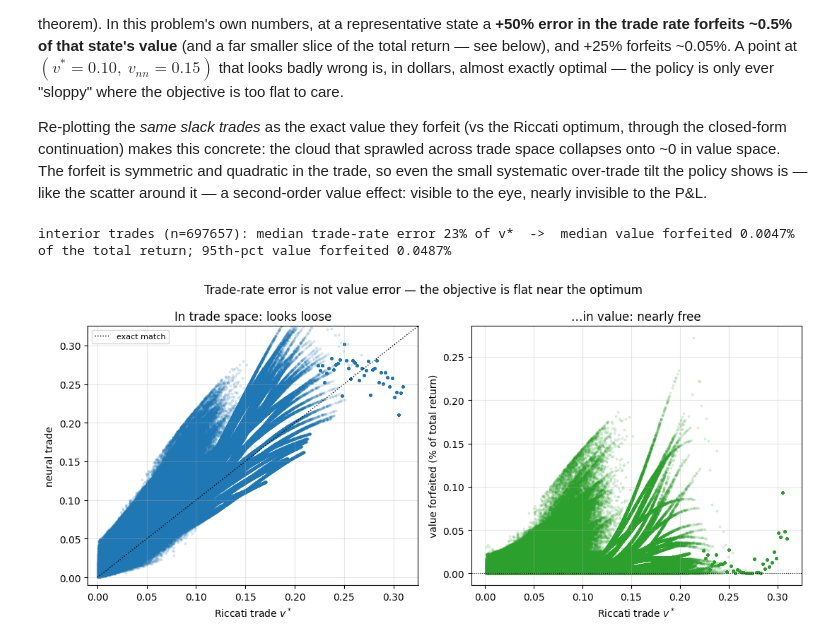
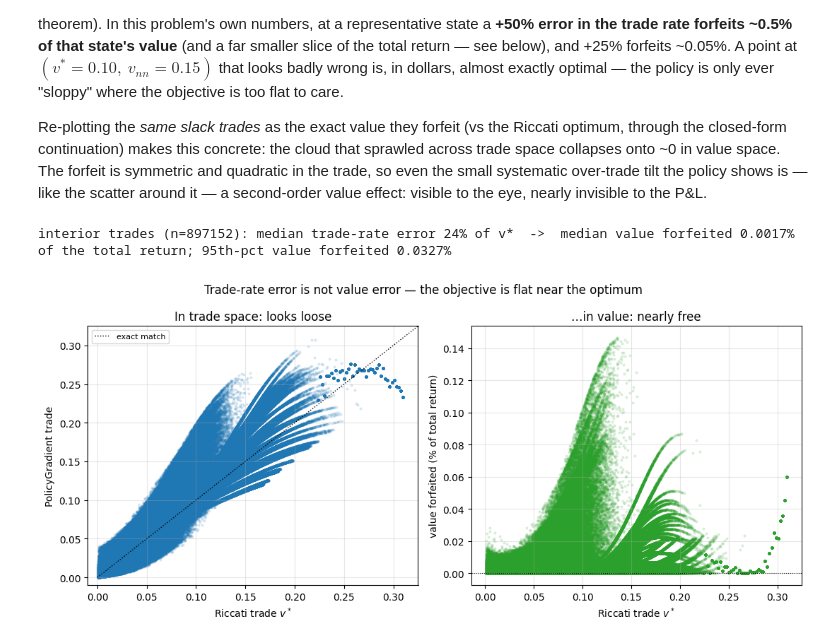
Before and after one commit to tbb300/bellgrid, a Jupyter notebook: examples/11_liquidation/liquidation.ipynb, the cells around one changed output. Cells and saved outputs as stored; diff of their text form; code cells hidden in the pictures.

```diff
--- a/examples/11_liquidation/liquidation.ipynb
+++ b/examples/11_liquidation/liquidation.ipynb
@@ -144,6 +145,9 @@ pol_g, val_g = solve(prob1,
 pol_n, val_n = solve(prob1, solver=ActorCritic(
     n_quad=7, hidden=(64, 64), state_samples=1024, steps=200, lr=3e-3,
     n_global=8, n_local=8, twin_critic=True, seed=0))
+pol_il1, val_il1 = solve(prob1, solver=iLQG(), device="cpu")
+pol_pg1, val_pg1 = solve(prob1, solver=PolicyGradient(
+    steps=200, batch=1024, hidden=(64, 64), seed=0), device="cpu")
 
 
 def v_ric1(t, q, p):
@@ -184,7 +188,9 @@ for t, c in [(0, "C0"), (5, "C1")]:
     axA.plot(qq, [V_ric1(t, x, 0.0) for x in qq.tolist()], color=c, ls=":", lw=2.5, label=f"Riccati t={t}")
     axA.plot(qq, val_g(st, t), color=c, lw=3, alpha=0.35)
     axA.plot(qq, val_n(st, t).cpu(), color=c, ls="--", lw=1.6)
-axA.set(title="Value V(inventory) at zero signal\nRiccati (dotted), grid (solid), neural (dashed)",
+    axA.plot(qq, val_il1(st, t).cpu(), color=c, ls="-.", lw=1.2)
+    axA.plot(qq, val_pg1(st, t).cpu(), color=c, ls=(0, (1, 1)), lw=1.2)
+axA.set(title="Value V(inventory) at zero signal\ngrid, iLQG, PolicyGradient, ActorCritic — all on the Riccati line",
         xlabel="inventory q", ylabel="V"); axA.legend(fontsize=8); axA.grid(alpha=0.3)
 # Sell rate vs signal at fixed inventory, mid-horizon.
 pp = torch.linspace(-2.0, 2.0, 80, dtype=torch.float64)
@@ -194,7 +200,9 @@ for q0, c in [(0.4, "C2"), (0.8, "C3")]:
     axB.plot(pp, [v_ric1(t, q0, p) for p in pp.tolist()], color=c, ls=":", lw=2.5, label=f"q={q0}")
     axB.plot(pp, pol_g(st, t)["v0"], color=c, lw=3, alpha=0.35)
     axB.plot(pp, pol_n(st, t)["v0"].cpu(), color=c, ls="--", lw=1.6)
-axB.set(title="Sell rate vs signal (t=5) — sell into strength\nRiccati (dotted), grid (solid), neural (dashed)",
+    axB.plot(pp, pol_il1(st, t)["v0"].cpu(), color=c, ls="-.", lw=1.2)
+    axB.plot(pp, pol_pg1(st, t)["v0"].cpu(), color=c, ls=(0, (1, 1)), lw=1.2)
+axB.set(title="Sell rate vs signal (t=5) — sell into strength\ngrid, iLQG, PolicyGradient, ActorCritic — all on the Riccati line",
         xlabel="signal P", ylabel="optimal sell v"); axB.legend(fontsize=8); axB.grid(alpha=0.3)
 plt.tight_layout()
 plt.show()
@@ -375,43 +373,43 @@ value effect: visible to the eye, nearly invisible to the P&L.
 # unconstrained Riccati `raw` (the value's global argmax) makes every forfeit ≥ 0.
 vstar_s, vnn_s, vloss_s = [], [], []
 for t in range(T):
-    st = {k: sim_nn[k][:, t] for k in sim_nn if k[0] in ("q", "P")}
+    st = {k: sim_pg[k][:, t] for k in sim_pg if k[0] in ("q", "P")}
     Z = Z_of(st, N)                                              # [M, 2N] numpy (q | P)
     q, P = Z[:, :N], Z[:, N:]
     raw = Z @ KN[t].T                                            # unconstrained Riccati = optimum where interior
-    ann = np.stack([polN(st, t)[f"v{i}"].cpu().numpy() for i in range(N)], -1)
+    ann = np.stack([pol_pg(st, t)[f"v{i}"].cpu().numpy() for i in range(N)], -1)
     interior = (raw > 1e-3) & (raw < q - 1e-3)
     S1 = SN[t + 1]
     x = np.concatenate([q - raw, RHO * P], axis=1)             # optimal next-state mean [M, 2N]
     Gq = (x @ S1)[:, :N]                                         # ∂(x'S1x)/∂q'
     d = ann - raw
     dr = (ann * P - ETA * ann**2) - (raw * P - ETA * raw**2)
     dV = -(dr + BETA * (-2 * d * Gq + np.diag(S1[:N, :N]) * d**2))   # value forfeited (≥ 0)
     vstar_s.append(raw[interior]); vnn_s.append(ann[interior]); vloss_s.append(dV[interior])
 vstar_s, vnn_s = np.concatenate(vstar_s), np.concatenate(vnn_s)
 vloss_pct = np.concatenate(vloss_s) / abs(Vric0) * 100          # % of total return
 
 rel = np.abs(vnn_s - vstar_s) / np.maximum(vstar_s, 1e-3)
 print(f"interior trades (n={vstar_s.size}): median trade-rate error {np.median(rel) * 100:.0f}% "
       f"of v*  ->  median value forfeited {np.median(vloss_pct):.4f}% of the total return; "
       f"95th-pct value forfeited {np.percentile(vloss_pct, 95):.4f}%")
 
 vmax = float(vstar_s.max()) * 1.05
 fig, (axL, axR) = plt.subplots(1, 2, figsize=(11, 5))
 axL.plot([0, vmax], [0, vmax], "k:", lw=1, label="exact match")
 axL.scatter(vstar_s, vnn_s, s=4, alpha=0.12, color="C0")
 axL.set(title="In trade space: looks loose", xlabel="Riccati trade $v^*$",
-        ylabel="neural trade", xlim=(-0.01, vmax), ylim=(-0.01, vmax))
+        ylabel="PolicyGradient trade", xlim=(-0.01, vmax), ylim=(-0.01, vmax))
 axL.legend(fontsize=8)
 axR.axhline(0, color="k", lw=0.8, ls=":")
 axR.scatter(vstar_s, vloss_pct, s=4, alpha=0.12, color="C2")
 axR.set(title="…in value: nearly free", xlabel="Riccati trade $v^*$",
         ylabel="value forfeited (% of total return)")
 for a in (axL, axR):
     a.grid(alpha=0.3)
 fig.suptitle("Trade-rate error is not value error — the objective is flat near the optimum")
 plt.tight_layout()
 plt.show()
 # %% [output]
-interior trades (n=697657): median trade-rate error 23% of v*  ->  median value forfeited 0.0047% of the total return; 95th-pct value forfeited 0.0487%
+interior trades (n=897152): median trade-rate error 24% of v*  ->  median value forfeited 0.0017% of the total return; 95th-pct value forfeited 0.0327%
-[figure, old version]
+[figure, new version]
```
Also changed, not shown: parts of 14 cells of this notebook, 2 other files.
